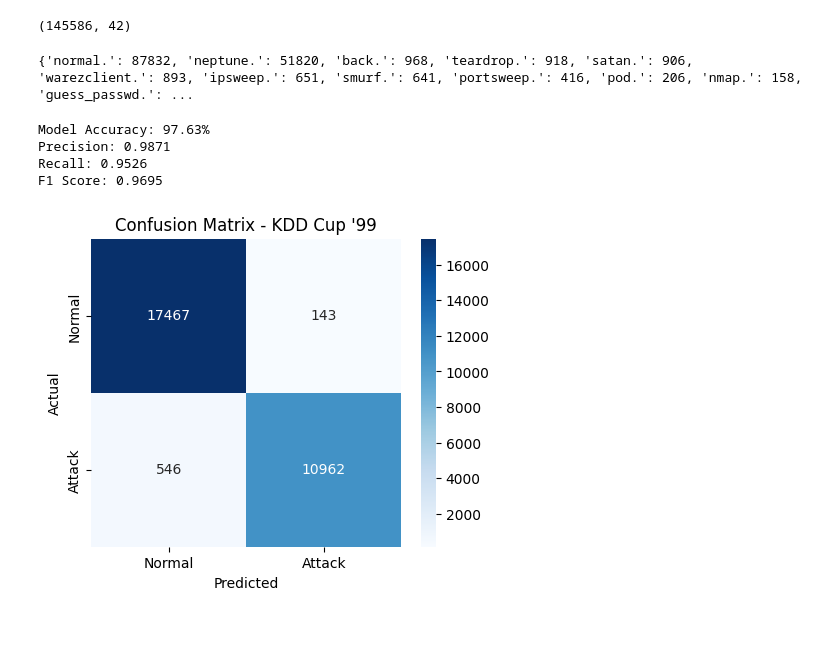
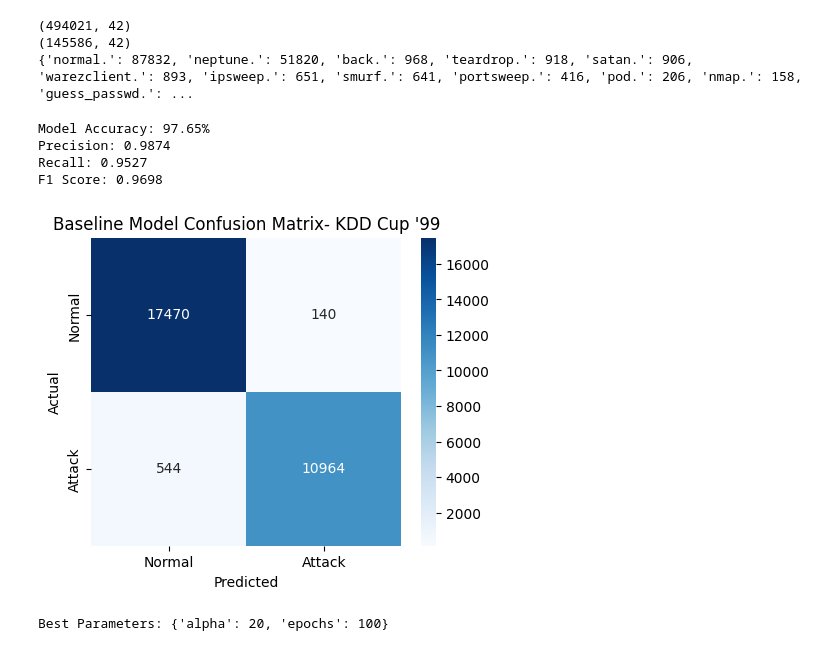
Before and after one commit to Satvik0110/Network-Intrusion-Detector, a Jupyter notebook: NID_using_LR.ipynb, the cells around one changed output. Saved outputs shown, nothing was run; the diff lists cells and outputs as text; code cells hidden in the pictures.

```diff
--- a/NID_using_LR.ipynb
+++ b/NID_using_LR.ipynb
@@ -93,9 +137,9 @@ def calculateAndDisplayEvaluationMetrics(y_test, y_pred,title):
     print(f"F1 Score: {f1:.4f}")
     plot_confusion_matrix(y_test, y_pred, title)
 # %%
-# (a) KDD Cup '99
+# (a) Evluating on 1st dataset- KDD Cup '99
 
-#defining columns
+#defining columns (naming each of the 41 features+ the target label vector)
 KDDCup_columns = [
     "duration", "protocol_type", "service", "flag", "src_bytes", "dst_bytes",
     "land", "wrong_fragment", "urgent", "hot", "num_failed_logins", "logged_in",
@@ -113,16 +157,17 @@ KDDCup_columns = [
 df = pd.read_csv(filename, names=KDDCup_columns)
 
 #Removes duplicate rows(data cleaning)
+print(df.shape)
 df = df.drop_duplicates()
+print(df.shape)
 
-print(df.shape)
+print(df['label'].value_counts().to_dict())  # Returns all unique labels in the dataset with their count as a
+
+#Therefore, we can see that the KDD Dataset contains lot of redundant(duplicate) data and is highly imbalanced
 # %% [output]
+(494021, 42)
 (145586, 42)
+{'normal.': 87832, 'neptune.': 51820, 'back.': 968, 'teardrop.': 918, 'satan.': 906, 'warezclient.': 893, 'ipsweep.': 651, 'smurf.': 641, 'portsweep.': 416, 'pod.': 206, 'nmap.': 158, 'guess_passwd.': ...
-# %%
-print(df['label'].value_counts().to_dict())  # Returns all unique labels in the dataset with their count as a
-#Clearly, we can see that this daataset is very skewed and imbalanced
-# %% [output]
-{'normal.': 87832, 'neptune.': 51820, 'back.': 968, 'teardrop.': 918, 'satan.': 906, 'warezclient.': 893, 'ipsweep.': 651, 'smurf.': 641, 'portsweep.': 416, 'pod.': 206, 'nmap.': 158, 'guess_passwd.': ...
 # %%
 #Preprocessing Data
 
@@ -145,18 +190,35 @@ X = scaler.fit_transform(X)
 # 80% train, 20% test dataset split
 X_train, X_test, y_train, y_test = train_test_split(X, y, test_size=0.2, random_state=42)
 # %%
-# Train the logistic regression model
+# Initial model(baseline model- No hyperparameter tuning)
 log_reg = LogisticRegression(alpha=0.01, epochs=1000)
 log_reg.fit(X_train, y_train)
 
-# Make predictions
+# Get predictions
 y_pred = log_reg.predict(X_test)
 
-# Compute accuracy
-calculateAndDisplayEvaluationMetrics(y_test, y_pred, "Confusion Matrix - KDD Cup '99" )
+# Show final evaluation
+calculateAndDisplayEvaluationMetrics(y_test, y_pred, f"Baseline Model Confusion Matrix- KDD Cup '99")
 # %% [output]
-Model Accuracy: 97.63%
-Precision: 0.9871
-Recall: 0.9526
-F1 Score: 0.9695
+Model Accuracy: 97.65%
+Precision: 0.9874
+Recall: 0.9527
+F1 Score: 0.9698
-[figure, old version]
+[figure, new version]
+# %%
+#Finding best hyperparameters(alpha and epochs for optimal performance) based on f1-score
+param_grid = {
+    'alpha': [0.001, 0.01, 0.1, 1, 10, 20,50,100],
+    'epochs': [100, 500, 1000, 2000]
+}
+
+
+grid_search = GridSearchCV(LogisticRegression(), param_grid, scoring=make_scorer(f1_score), cv=5, n_jobs=-1)
+
+# Fit GridSearchCV
+grid_search.fit(X_train, y_train)
+
+# Output best parameters
+print("Best Parameters:", grid_search.best_params_)
+# %% [output]
+Best Parameters: {'alpha': 20, 'epochs': 100}
```
Also changed, not shown: parts of 23 cells of this notebook.
